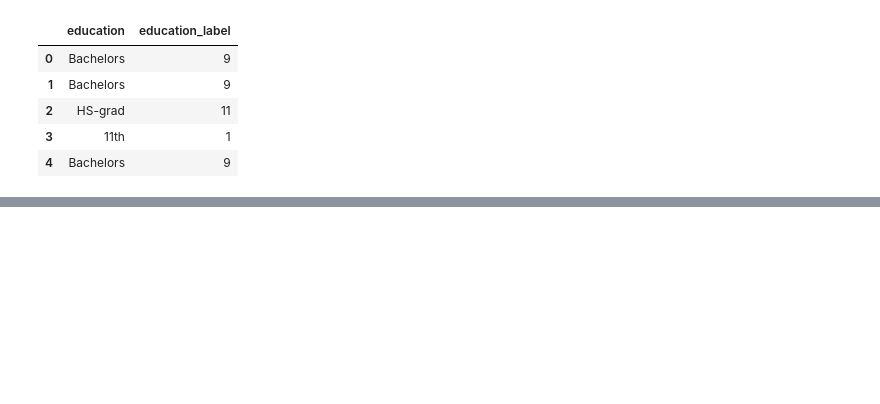
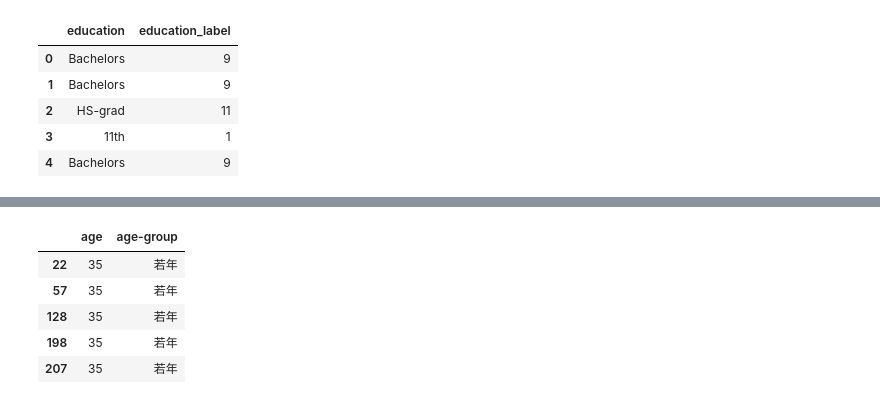
Before and after one commit to doremococo/python-bootcamp, a Jupyter notebook: chapter3.ipynb, the cells around one changed output, grey strips where cells are left out. Drawn from its saved outputs; the diff is of its cells as text; code cells hidden in the pictures; blank space fills up the shorter version.

```diff
--- a/chapter3.ipynb
+++ b/chapter3.ipynb
@@ -330,0 +351,24 @@ new_df[["education", "education_label"]].head()
+# %%
+# 3-20 数値データをカテゴリデータに変換する
+# age 列を 若年 中年 高年　ごとに分類した age-group 列を作成する
+new_df = df.copy()
+
+# 数値データを指定した範囲ごとに区別し、区別したものに対応したラベルを割り当てる　>>> pd.cut(対象列, bins=[範囲], labels=[ラベル])
+new_df["age-group"] = pd.cut(
+    new_df["age"],
+    bins = [0, 35, 54, np.inf],
+    labels = ["若年", "中年", "高年"]
+)
+new_df[["age", "age-group"]].head()
+
+# new_df.loc[行の条件, 列の選択]
+new_df.loc[new_df["age"] == 35, ["age", "age-group"]].head()
+
+# qcut を使ってみる
+# %% [output]
+|  | age | age-group |
+| 22 | 35 | 若年 |
+| 57 | 35 | 若年 |
+| 128 | 35 | 若年 |
+| 198 | 35 | 若年 |
+| 207 | 35 | 若年 |
```
Also changed, not shown: parts of 5 cells of this notebook.
